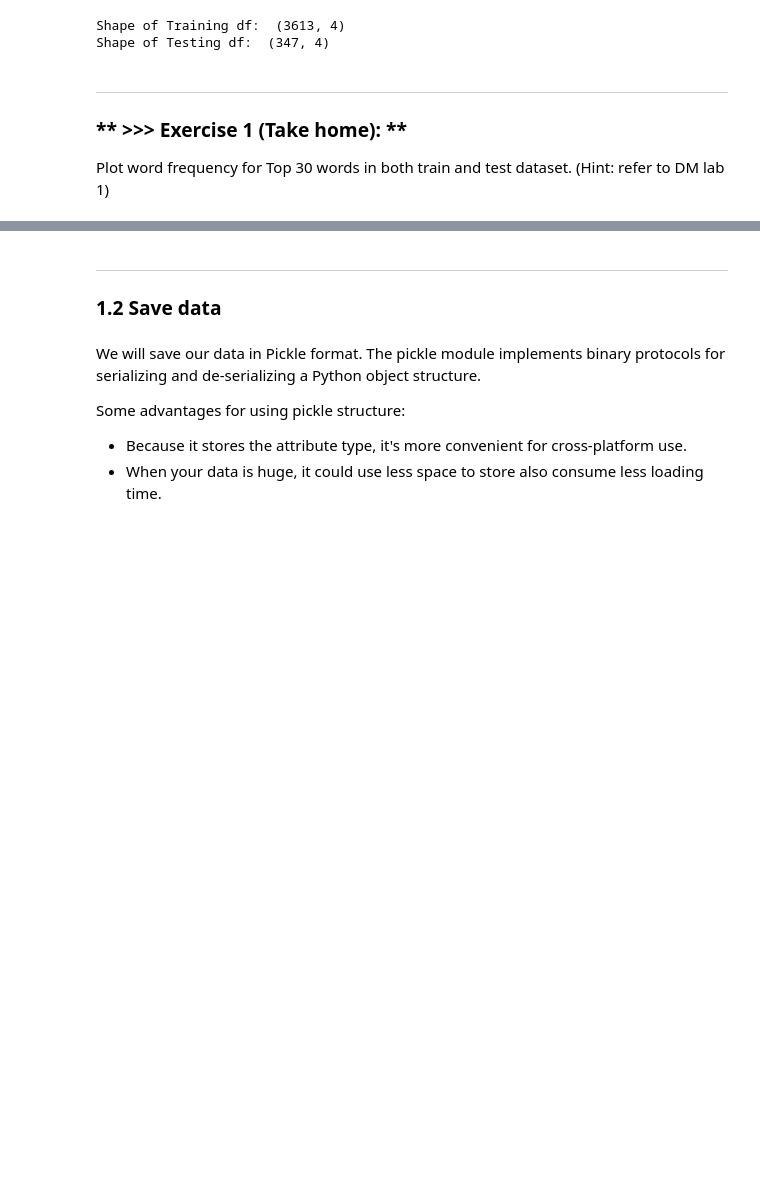
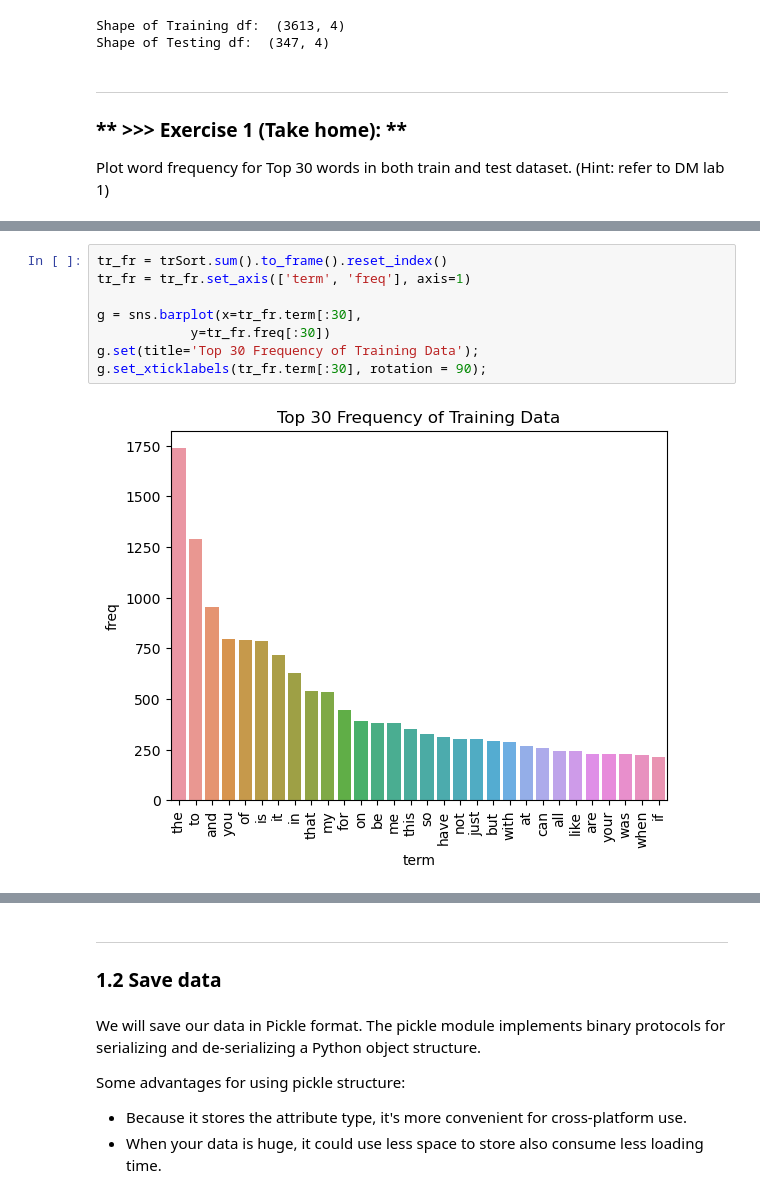
Before and after one commit to beeichigo/DM2023-Lab2-Master, a Jupyter notebook: DM2023-Lab2-Master.ipynb, the cells around one changed output, grey strips where cells are left out. Saved outputs shown, nothing was run; the diff lists cells and outputs as text; blank space fills up the shorter version.

```diff
--- a/DM2023-Lab2-Master.ipynb
+++ b/DM2023-Lab2-Master.ipynb
@@ -119,0 +153,10 @@ Plot word frequency for Top 30 words in both train and test dataset. (Hint: refe
+# %%
+tr_fr = trSort.sum().to_frame().reset_index()
+tr_fr = tr_fr.set_axis(['term', 'freq'], axis=1)
+
+g = sns.barplot(x=tr_fr.term[:30],
+            y=tr_fr.freq[:30])
+g.set(title='Top 30 Frequency of Training Data');
+g.set_xticklabels(tr_fr.term[:30], rotation = 90);
+# %% [output]
+[figure, added]
```
Also changed, not shown: parts of 58 cells of this notebook, 8 other files.
